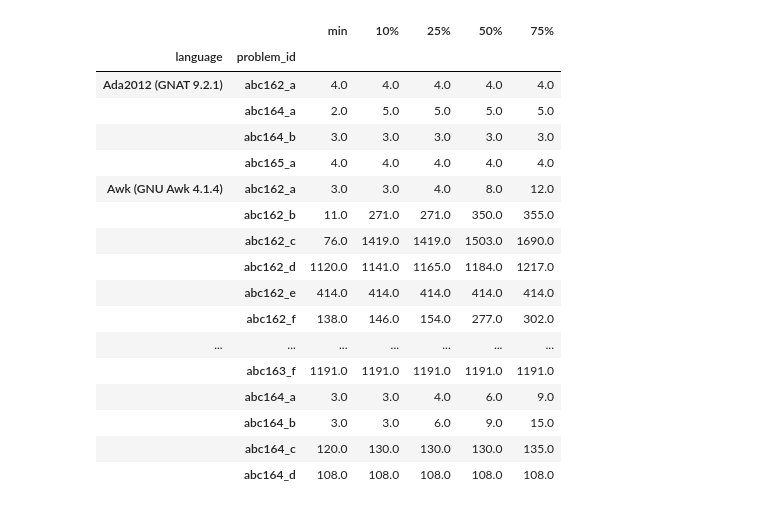
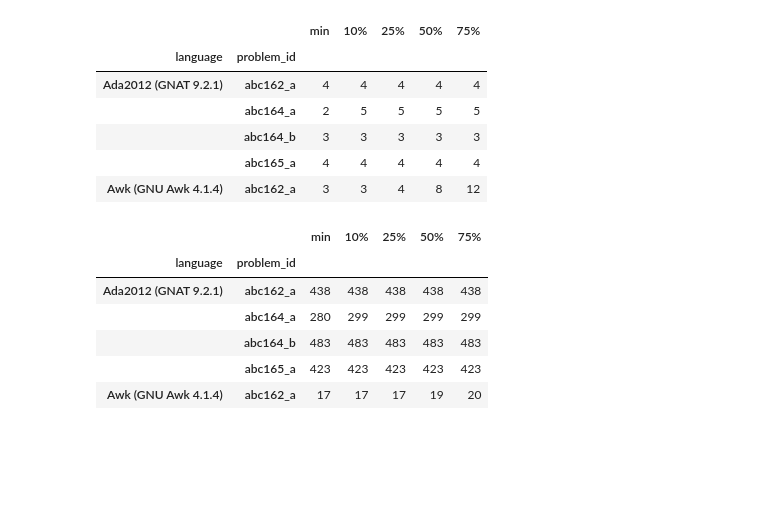
Before and after one commit to parsely1231/AtCoderCodeEvaluate, a Jupyter notebook: backend/analysis/submission_analysis.ipynb, the cells around one changed output. Drawn from its saved outputs; the diff is of its cells as text; code cells hidden in the pictures; blank space fills up the shorter version.

```diff
--- a/backend/analysis/submission_analysis.ipynb
+++ b/backend/analysis/submission_analysis.ipynb
@@ -55,26 +44,15 @@ exec_statistics['25%'] = exec_statistics_25['execution_time']
 exec_statistics['50%'] = exec_statistics_50['execution_time']
 exec_statistics['75%'] = exec_statistics_75['execution_time']
 # %%
-exec_statistics.head(20)
+exec_statistics.head()
 # %% [output]
 |  |  | min | 10% | 25% | 50% | 75% |
 | language | problem_id |  |  |  |  |  |
-| Ada2012 (GNAT 9.2.1) | abc162_a | 4.0 | 4.0 | 4.0 | 4.0 | 4.0 |
-|  | abc164_a | 2.0 | 5.0 | 5.0 | 5.0 | 5.0 |
-|  | abc164_b | 3.0 | 3.0 | 3.0 | 3.0 | 3.0 |
-|  | abc165_a | 4.0 | 4.0 | 4.0 | 4.0 | 4.0 |
-| Awk (GNU Awk 4.1.4) | abc162_a | 3.0 | 3.0 | 4.0 | 8.0 | 12.0 |
-|  | abc162_b | 11.0 | 271.0 | 271.0 | 350.0 | 355.0 |
-|  | abc162_c | 76.0 | 1419.0 | 1419.0 | 1503.0 | 1690.0 |
-|  | abc162_d | 1120.0 | 1141.0 | 1165.0 | 1184.0 | 1217.0 |
-|  | abc162_e | 414.0 | 414.0 | 414.0 | 414.0 | 414.0 |
-|  | abc162_f | 138.0 | 146.0 | 154.0 | 277.0 | 302.0 |
-| ... | ... | ... | ... | ... | ... | ... |
-|  | abc163_f | 1191.0 | 1191.0 | 1191.0 | 1191.0 | 1191.0 |
-|  | abc164_a | 3.0 | 3.0 | 4.0 | 6.0 | 9.0 |
-|  | abc164_b | 3.0 | 3.0 | 6.0 | 9.0 | 15.0 |
-|  | abc164_c | 120.0 | 130.0 | 130.0 | 130.0 | 135.0 |
-|  | abc164_d | 108.0 | 108.0 | 108.0 | 108.0 | 108.0 |
+| Ada2012 (GNAT 9.2.1) | abc162_a | 4 | 4 | 4 | 4 | 4 |
+|  | abc164_a | 2 | 5 | 5 | 5 | 5 |
+|  | abc164_b | 3 | 3 | 3 | 3 | 3 |
+|  | abc165_a | 4 | 4 | 4 | 4 | 4 |
+| Awk (GNU Awk 4.1.4) | abc162_a | 3 | 3 | 4 | 8 | 12 |
 # %%
 length_statistics =  group_prob_lang_leng.min().rename(columns={'length': 'min'})
 # %%
@@ -88,4 +66,12 @@ length_statistics['25%'] = length_statistics_25['length']
 length_statistics['50%'] = length_statistics_50['length']
 length_statistics['75%'] = length_statistics_75['length']
 # %%
-length_statistics.head(20)
+length_statistics.head()
+# %% [output]
+|  |  | min | 10% | 25% | 50% | 75% |
+| language | problem_id |  |  |  |  |  |
+| Ada2012 (GNAT 9.2.1) | abc162_a | 438 | 438 | 438 | 438 | 438 |
+|  | abc164_a | 280 | 299 | 299 | 299 | 299 |
+|  | abc164_b | 483 | 483 | 483 | 483 | 483 |
+|  | abc165_a | 423 | 423 | 423 | 423 | 423 |
+| Awk (GNU Awk 4.1.4) | abc162_a | 17 | 17 | 17 | 19 | 20 |
```
Also changed, not shown: parts of 42 cells of this notebook.
